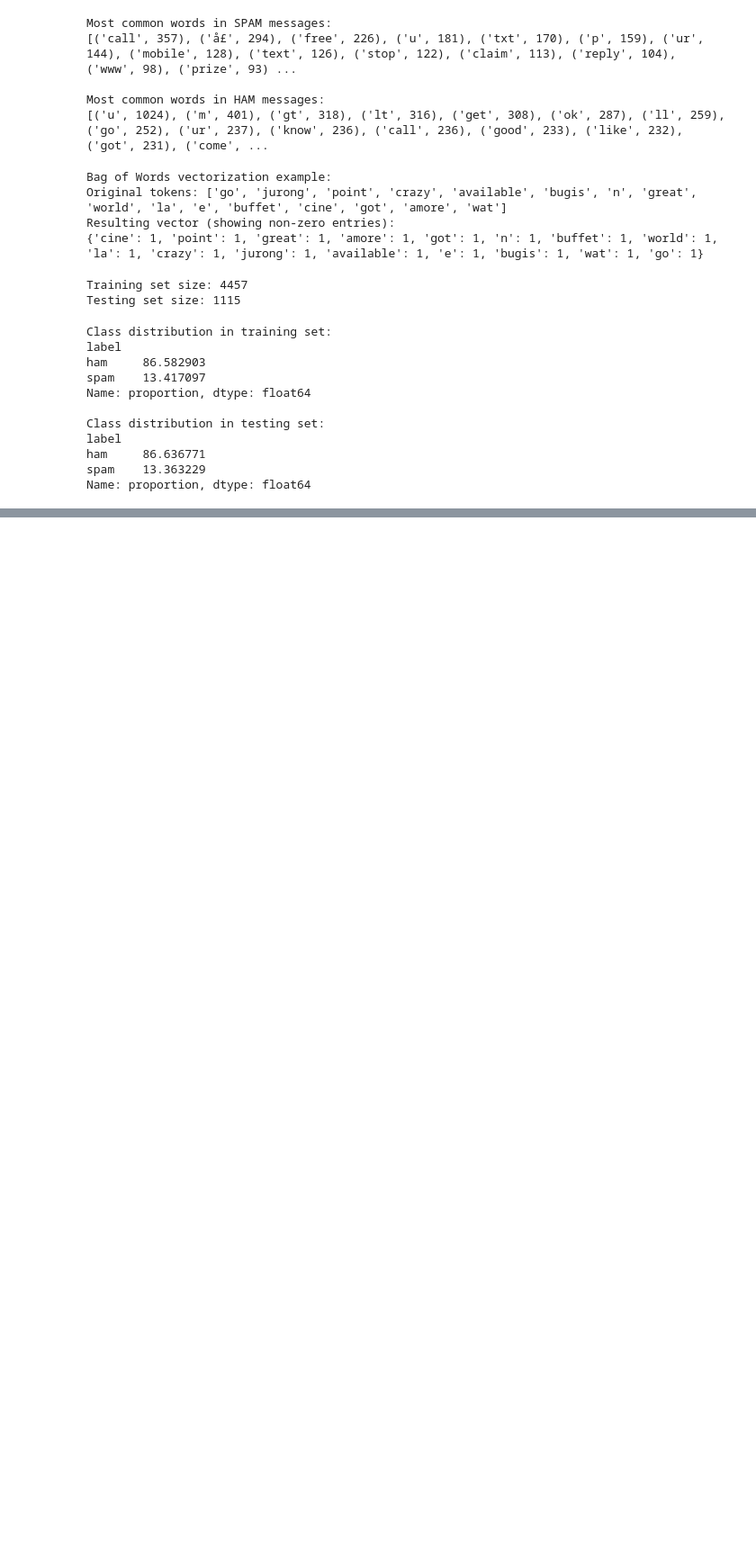
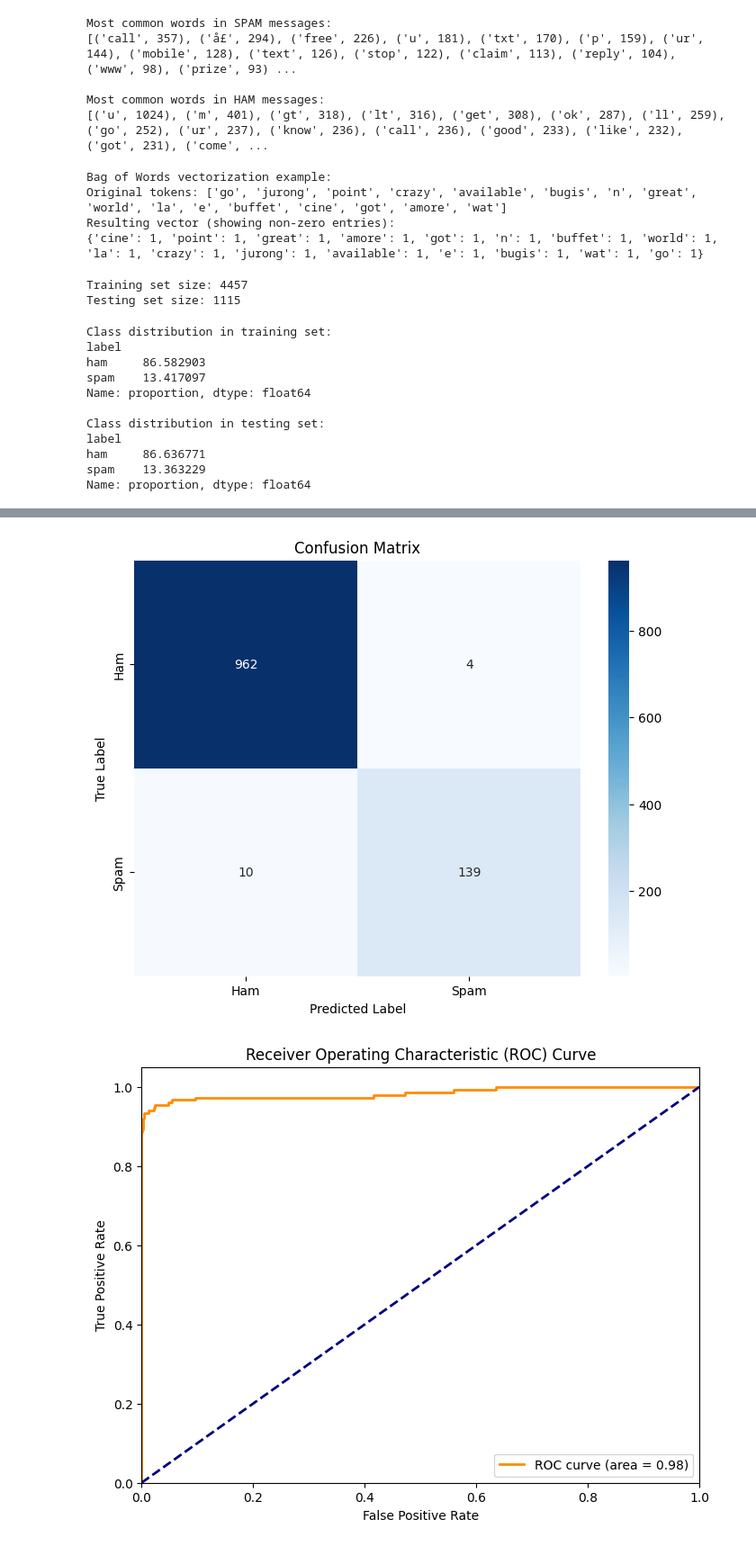
Before and after one commit to mddsayemm/Spam-Detection-with-Naive-Bayes-, a Jupyter notebook: Spam Detection With Naive Bayes.ipynb, the cells around one changed output, grey strips where cells are left out. Shown: that part at 90% size. Drawn from its saved outputs; the diff is of its cells as text; code cells hidden in the pictures; blank space fills up the shorter version.

```diff
--- a/Spam Detection With Naive Bayes.ipynb
+++ b/Spam Detection With Naive Bayes.ipynb
@@ -607,0 +617,19 @@ X_test, y_test, _ = prepare_data(test_df, vocabulary)
+# %%
+# 5. Train and Evaluate the Model
+
+# Train the Naive Bayes model
+nb_classifier = MultinomialNaiveBayes(alpha=1.0)  # Using Laplace smoothing with alpha=1.0
+nb_classifier.fit(X_train, y_train)
+
+# Calculate prior probabilities
+print("\nPrior probabilities:")
+for cls, prior in nb_classifier.class_priors.items():
+    class_name = "Spam" if cls == 1 else "Ham"
+    print(f"{class_name}: {prior:.4f}")
+
+# Make predictions on test data
+y_pred = nb_classifier.predict(X_test)
+
+# Get probability estimates
+y_pred_proba = nb_classifier.predict_proba(X_test)
+spam_probs = [probs[1] for probs in y_pred_proba]  # Extract spam probabilities
@@ -607,0 +700,34 @@ X_test, y_test, _ = prepare_data(test_df, vocabulary)
+# %%
+# 7. Visualize Results
+
+# Plot confusion matrix
+plt.figure(figsize=(8, 6))
+cm = evaluation['confusion_matrix']
+sns.heatmap(
+    cm,
+    annot=True,
+    fmt='d',
+    cmap='Blues',
+    xticklabels=['Ham', 'Spam'],
+    yticklabels=['Ham', 'Spam']
+)
+plt.title('Confusion Matrix')
+plt.xlabel('Predicted Label')
+plt.ylabel('True Label')
+plt.show()
+
+# Plot ROC curve
+plt.figure(figsize=(8, 6))
+fpr, tpr = evaluation['fpr'], evaluation['tpr']
+plt.plot(fpr, tpr, color='darkorange', lw=2, label=f'ROC curve (area = {evaluation["roc_auc"]:.2f})')
+plt.plot([0, 1], [0, 1], color='navy', lw=2, linestyle='--')
+plt.xlim([0.0, 1.0])
+plt.ylim([0.0, 1.05])
+plt.xlabel('False Positive Rate')
+plt.ylabel('True Positive Rate')
+plt.title('Receiver Operating Characteristic (ROC) Curve')
+plt.legend(loc="lower right")
+plt.show()
+# %% [output]
+[figure, added]
+[figure, added]
```
Also changed, not shown: parts of 4 cells of this notebook.
